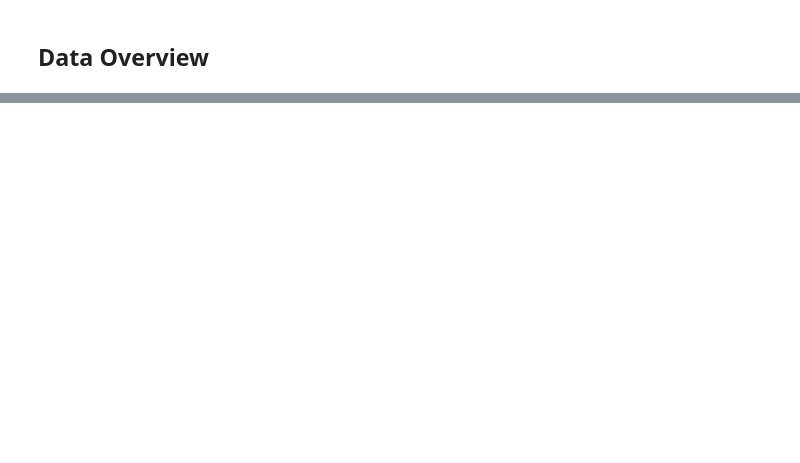
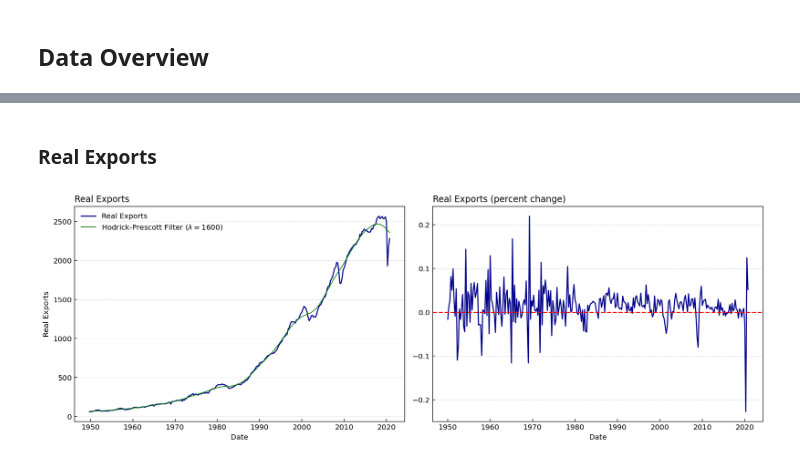
Before and after one commit to LeonHackl/TimeSeries-Forecasting, a Jupyter notebook: DataPreparation-Python.ipynb, the cells around one changed output, grey strips where cells are left out. Cells and saved outputs as stored; diff of their text form; code cells hidden in the pictures; blank space fills up the shorter version.

```diff
--- a/DataPreparation-Python.ipynb
+++ b/DataPreparation-Python.ipynb
@@ -233,0 +100,6 @@ testing.to_csv(os.getcwd() + "/Data/testing.csv")
+# %% [markdown]
+### Real Exports
+# %%
+graph_plot(df["EXP"], "Real Exports")
+# %% [output]
+[figure, added]
```
Also changed, not shown: parts of 75 cells of this notebook.
